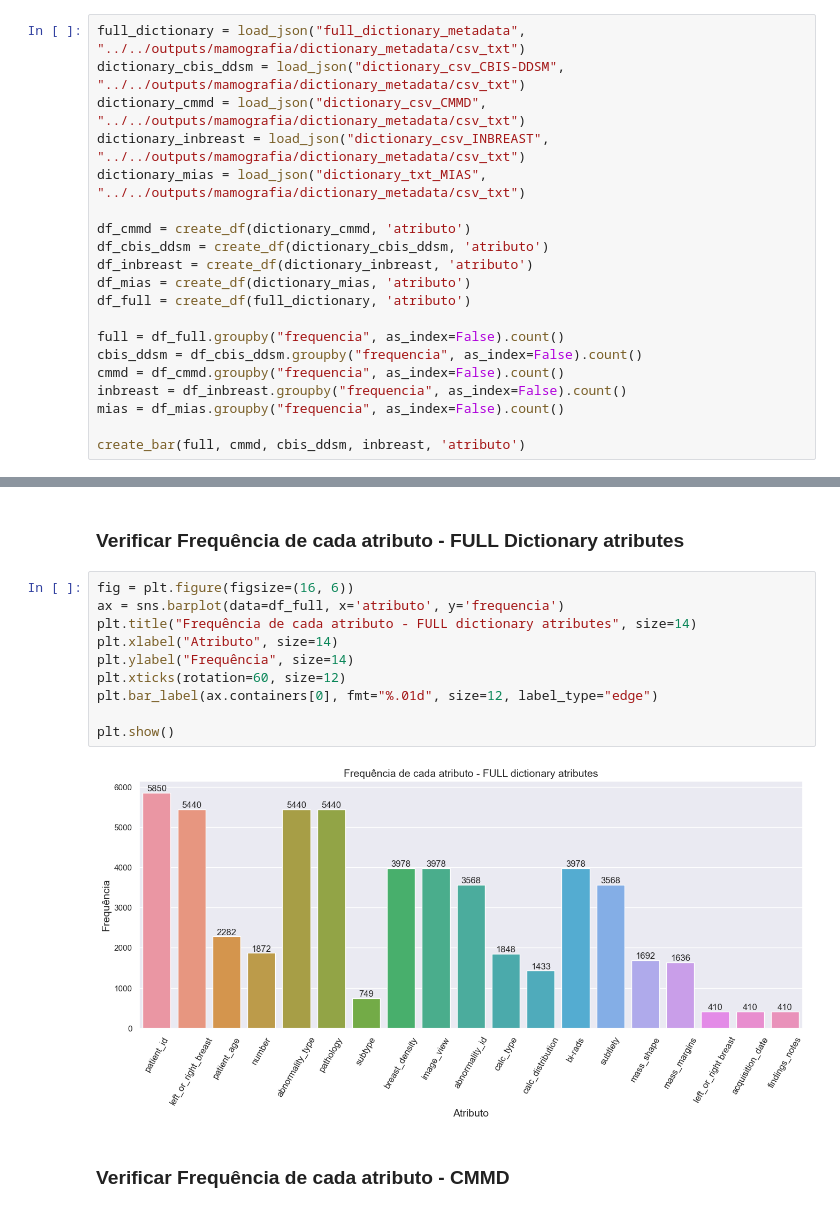
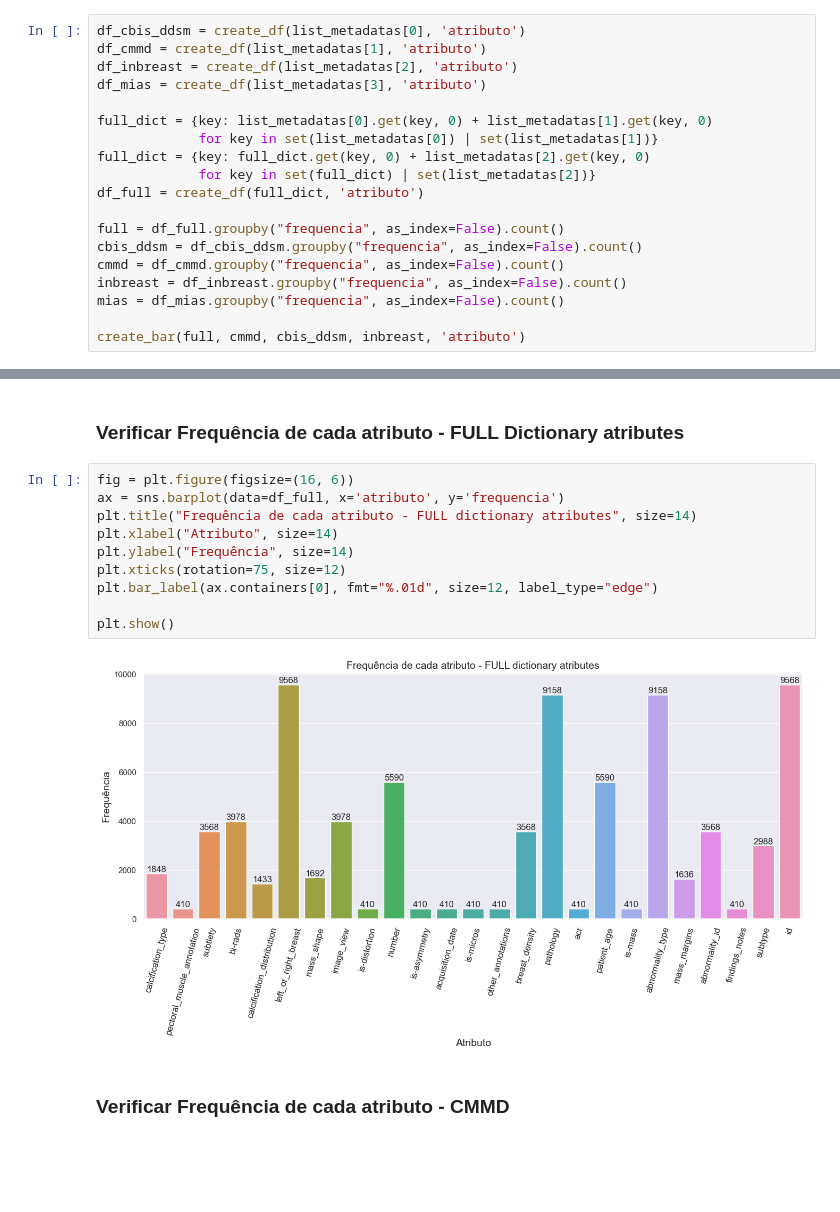
Before and after one commit to matheusssilva991/Radiomica, a Jupyter notebook: src/mamografia/eda_metadados.ipynb, the cells around one changed output, grey strips where cells are left out. Drawn from its saved outputs; the diff is of its cells as text; blank space fills up the shorter version.

Commit message:
fix: eda mamografia

```diff
--- a/src/mamografia/eda_metadados.ipynb
+++ b/src/mamografia/eda_metadados.ipynb
@@ -132,15 +166,14 @@ df_tmp[['tag']].to_csv("../../outputs/inserts_mongodb/optional_dicom.csv", index
 # %%
-full_dictionary = load_json("full_dictionary_metadata", "../../outputs/mamografia/dictionary_metadata/csv_txt")
-dictionary_cbis_ddsm = load_json("dictionary_csv_CBIS-DDSM", "../../outputs/mamografia/dictionary_metadata/csv_txt")
-dictionary_cmmd = load_json("dictionary_csv_CMMD", "../../outputs/mamografia/dictionary_metadata/csv_txt")
-dictionary_inbreast = load_json("dictionary_csv_INBREAST", "../../outputs/mamografia/dictionary_metadata/csv_txt")
-dictionary_mias = load_json("dictionary_txt_MIAS", "../../outputs/mamografia/dictionary_metadata/csv_txt")
+df_cbis_ddsm = create_df(list_metadatas[0], 'atributo')
+df_cmmd = create_df(list_metadatas[1], 'atributo')
+df_inbreast = create_df(list_metadatas[2], 'atributo')
+df_mias = create_df(list_metadatas[3], 'atributo')
 
-df_cmmd = create_df(dictionary_cmmd, 'atributo')
-df_cbis_ddsm = create_df(dictionary_cbis_ddsm, 'atributo')
-df_inbreast = create_df(dictionary_inbreast, 'atributo')
-df_mias = create_df(dictionary_mias, 'atributo')
-df_full = create_df(full_dictionary, 'atributo')
+full_dict = {key: list_metadatas[0].get(key, 0) + list_metadatas[1].get(key, 0)
+             for key in set(list_metadatas[0]) | set(list_metadatas[1])}
+full_dict = {key: full_dict.get(key, 0) + list_metadatas[2].get(key, 0)
+             for key in set(full_dict) | set(list_metadatas[2])}
+df_full = create_df(full_dict, 'atributo')
 
 full = df_full.groupby("frequencia", as_index=False).count()
 cbis_ddsm = df_cbis_ddsm.groupby("frequencia", as_index=False).count()
@@ -170,15 +203,15 @@ plt.show()
 # %%
 fig = plt.figure(figsize=(16, 6))
 ax = sns.barplot(data=df_full, x='atributo', y='frequencia')
 plt.title("Frequência de cada atributo - FULL dictionary atributes", size=14)
 plt.xlabel("Atributo", size=14)
 plt.ylabel("Frequência", size=14)
-plt.xticks(rotation=60, size=12)
+plt.xticks(rotation=75, size=12)
 plt.bar_label(ax.containers[0], fmt="%.01d", size=12, label_type="edge")
 
 plt.show()
 # %% [output]
-[figure, old version]
+[figure, new version]
 # %% [markdown]
 ### Verificar Frequência de cada atributo - CMMD
 # %%
```
Also changed, not shown: parts of 22 cells of this notebook, 11 other files.
